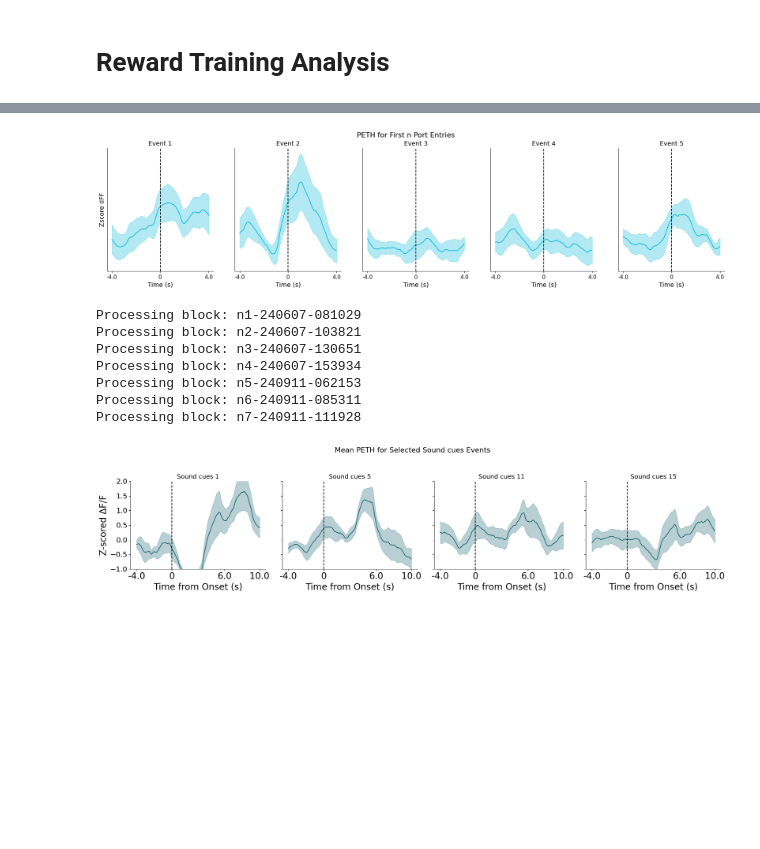
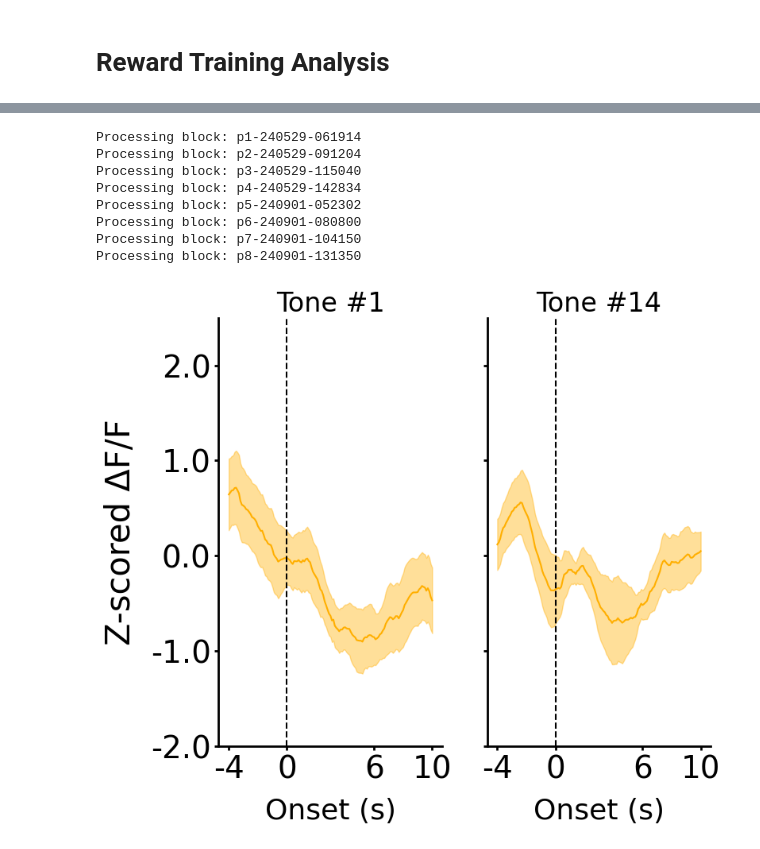
Before and after one commit to AlbertLeei/PCLAB_Photometry, a Jupyter notebook: P2_Code/reward_training/reward_training_analysis.ipynb, the cells around one changed output, grey strips where cells are left out. Saved outputs shown, nothing was run; the diff lists cells and outputs as text; code cells hidden in the pictures; blank space fills up the shorter version.

```diff
--- a/P2_Code/reward_training/reward_training_analysis.ipynb
+++ b/P2_Code/reward_training/reward_training_analysis.ipynb
@@ -15,18 +15,16 @@ sys.path.append(root_dir)
 from group_tdt_class import *
 from experiment_functions import *
 # %%
-# experiment_path = r"C:\Users\alber\OneDrive\Desktop\PC_Lab\Photometry\Pilot_2\Combined\Reward_Training\Day 1\mpfc"
+experiment_path = r"C:\Users\alber\OneDrive\Desktop\PC_Lab\Photometry\Pilot_2\Combined\Reward_Training\Day 1\mpfc"
 
 # experiment_path = r"C:\Users\alber\OneDrive\Desktop\PC_Lab\Photometry\Pilot_2\Combined\Reward_Training\Day 10\mpfc"
-# brain_region = '#FFAF00'
-
-
+brain_region = '#FFAF00'
 
 
 # experiment_path = r"C:\Users\alber\OneDrive\Desktop\PC_Lab\Photometry\Pilot_2\Combined\Reward_Training\Day 1\nac"
 
-experiment_path = r"C:\Users\alber\OneDrive\Desktop\PC_Lab\Photometry\Pilot_2\Combined\Reward_Training\Day 10\nac"
-brain_region = '#15616F'
+# experiment_path = r"C:\Users\alber\OneDrive\Desktop\PC_Lab\Photometry\Pilot_2\Combined\Reward_Training\Day 10\nac"
+# brain_region = '#15616F'
 # %%
 group_data = GroupTDTData(experiment_path, csv_base_path='None')
 
@@ -69,22 +67,11 @@ group_data.rt_plot_peth_per_event(signal_type='zscore', error_type='sem', title=
-# %%
-# Assuming 'group_data' is your GroupTDTData object
-
-# Compute PETH around the first 5 sound cues
-group_data.rt_compute_peth_per_event(behavior_name='port entries', n_events=5, pre_time=4, post_time=4, bin_size=0.1)
-
-# Plot the PETH
-group_data.rt_plot_peth_per_event(signal_type='zscore', error_type='sem', title='PETH for First n Port Entries',
-                          color='#00B7D7', display_pre_time=5, display_post_time=5, yticks_interval=2)
-# %% [output]
-[figure, removed]
 # %%
 # Parameters
-selected_indices = [1, 5, 11, 15]  # Specify which events to plot (1-based index)
+selected_indices = [1, 14]  # Specify which events to plot (1-based index)
 event_type = 'sound cues'  # Choose between 'port entries' or 'sound cues'
 pre_time = 4    # Time before event onset to include in PETH (seconds)
 post_time = 10   # Time after event onset to include in PETH (seconds)
 bin_size = 0.1  # Bin size for PETH (seconds)
-y_axis_limits = (-1, 2)  # Set y-axis limits as a tuple (min, max). Set to None for auto-scaling.
+y_axis_limits = (-1.5, 2.5)  # Set y-axis limits as a tuple (min, max). Set to None for auto-scaling.
 
 # Initialize data structures
 peri_event_signals = [[] for _ in selected_indices]  # List to collect signals for each selected event
@@ -139,7 +126,7 @@ for block_name, block_data in group_data.blocks.items():
 
 # Plot individual PETHs side by side for each selected event number
 num_events = len(selected_indices)
-fig, axes = plt.subplots(1, num_events, figsize=(5 * num_events, 5), sharey=True)
+fig, axes = plt.subplots(1, num_events, figsize=(4 * num_events, 7), sharey=True)
 if num_events == 1:
     axes = [axes]  # Ensure axes is iterable
 
@@ -155,20 +142,21 @@ for i, ax in enumerate(axes):
     sem_peth = np.std(event_signals, axis=0) / np.sqrt(len(event_signals))
     # Plot
     ax.plot(common_time_axis, mean_peth, color=brain_region, label='Mean DA')
-    ax.fill_between(common_time_axis, mean_peth - sem_peth, mean_peth + sem_peth, color=brain_region, alpha=0.3)
+    ax.fill_between(common_time_axis, mean_peth - sem_peth, mean_peth + sem_peth, color=brain_region, alpha=0.4)
     ax.axvline(0, color='black', linestyle='--')
-    ax.set_title(f'{event_type.capitalize()} {selected_indices[i]}', fontsize=14)
-    ax.set_xlabel('Time from Onset (s)', fontsize=20)
+    ax.set_title(f'Tone #{selected_indices[i]}', fontsize=24)
+    ax.set_xlabel('Onset (s)', fontsize=26, labelpad=12)
 
     # Only show y-axis label and ticks on the first plot
     if i == 0:
-        ax.set_ylabel('Z-scored ΔF/F', fontsize=20)
+        ax.set_ylabel('Z-scored ΔF/F', fontsize=30, labelpad= 12)
     else:
         ax.tick_params(axis='y', labelleft=False)  # Hide y-ticks on subsequent plots
 
     # Set x-ticks and labels, including 6 seconds
     ax.set_xticks([common_time_axis[0], 0, 6, common_time_axis[-1]])
     ax.set_xticklabels([f'{common_time_axis[0]:.1f}', '0', '6.0', f'{common_time_axis[-1]:.1f}'], fontsize=20)
+    ax.set_xticklabels(['-4', '0','6', '10'], fontsize=24)
 
     # Apply the same y-axis limits across all plots and ensure 0 is included
     if y_axis_limits:
@@ -179,59 +167,69 @@ for i, ax in enumerate(axes):
         max_y = max(0, np.max(mean_peth + sem_peth))
         ax.set_ylim(min_y, max_y)
 
+    ax.set_yticks([-2, -1, 0, 1, 2])
+    ax.set_yticklabels(['-2.0', '-1.0', '0.0', '1.0', '2.0'], fontsize=28)
+
     # Manually ensure 0 is included in y-ticks
     y_ticks = ax.get_yticks()
     if 0 not in y_ticks:
         y_ticks = np.append(y_ticks, 0)
     ax.set_yticks(y_ticks)
+    ax.tick_params(axis='both', which='major', labelsize=28, width=2)  # Adjust tick label size and width
 
     # Remove top and right spines
     ax.spines['top'].set_visible(False)
     ax.spines['right'].set_visible(False)
 
-plt.suptitle(f'Mean PETH for Selected {event_type.capitalize()} Events', fontsize=16)
-plt.tight_layout(rect=[0, 0.03, 1, 0.95])
+    # **Adjust spine linewidths to make axes lines thicker**
+    ax.spines['left'].set_linewidth(2)    # Left axis line
+    ax.spines['bottom'].set_linewidth(2)  # Bottom axis line
+
+plt.savefig(f'PETH.png', transparent=True, bbox_inches='tight', pad_inches=0.1)
+
+# plt.suptitle(f'Mean PETH for Selected {event_type.capitalize()} Events', fontsize=16)
 plt.show()
 
 # # Compute overall mean PETH across all selected events
 # all_event_signals = []
 # for event_signals in peri_event_signals:
 #     all_event_signals.extend(event_signals)  # Flatten the list
 
 # if all_event_signals:
 #     all_event_signals = np.array(all_event_signals)
 #     mean_peth = np.mean(all_event_signals, axis=0)
 #     sem_peth = np.std(all_event_signals, axis=0) / np.sqrt(len(all_event_signals))
 
 #     # Plot the overall mean PETH
 #     plt.figure(figsize=(10, 6))
 #     plt.plot(common_time_axis, mean_peth, color=brain_region, label='Mean DA')
 #     plt.fill_between(common_time_axis, mean_peth - sem_peth, mean_peth + sem_peth, color=brain_region, alpha=0.3)
 #     plt.axvline(0, color='black', linestyle='--')
 #     plt.xlabel('Time from Onset (s)', fontsize=20)
 #     plt.ylabel('DA Signal (z-score)', fontsize=20)
 #     if y_axis_limits:
 #         plt.ylim(y_axis_limits)
 #     else:
 #         min_y = min(0, np.min(mean_peth - sem_peth))
 #         max_y = max(0, np.max(mean_peth + sem_peth))
 #         plt.ylim(min_y, max_y)
 #     plt.xticks([common_time_axis[0], 0, 6, common_time_axis[-1]], [f'{common_time_axis[0]:.1f}', '0', '6.0', f'{common_time_axis[-1]:.1f}'], fontsize=16)
 #     plt.title(f'Overall Mean PETH for Selected {event_type.capitalize()} Events', fontsize=16)
 #     plt.legend()
 #     plt.tight_layout()
 #     plt.show()
 # else:
 #     print("No peri-event signals collected across all blocks.")
 # %% [output]
-Processing block: n1-240607-081029
-Processing block: n2-240607-103821
-Processing block: n3-240607-130651
-Processing block: n4-240607-153934
-Processing block: n5-240911-062153
-Processing block: n6-240911-085311
-Processing block: n7-240911-111928
+Processing block: p1-240529-061914
+Processing block: p2-240529-091204
+Processing block: p3-240529-115040
+Processing block: p4-240529-142834
+Processing block: p5-240901-052302
+Processing block: p6-240901-080800
+Processing block: p7-240901-104150
+Processing block: p8-240901-131350
-[figure, old version]
+[figure, new version]
 # %%
 
 # Compute mean DA across trials
```
Also changed, not shown: parts of 6 cells of this notebook, 22 other files.
